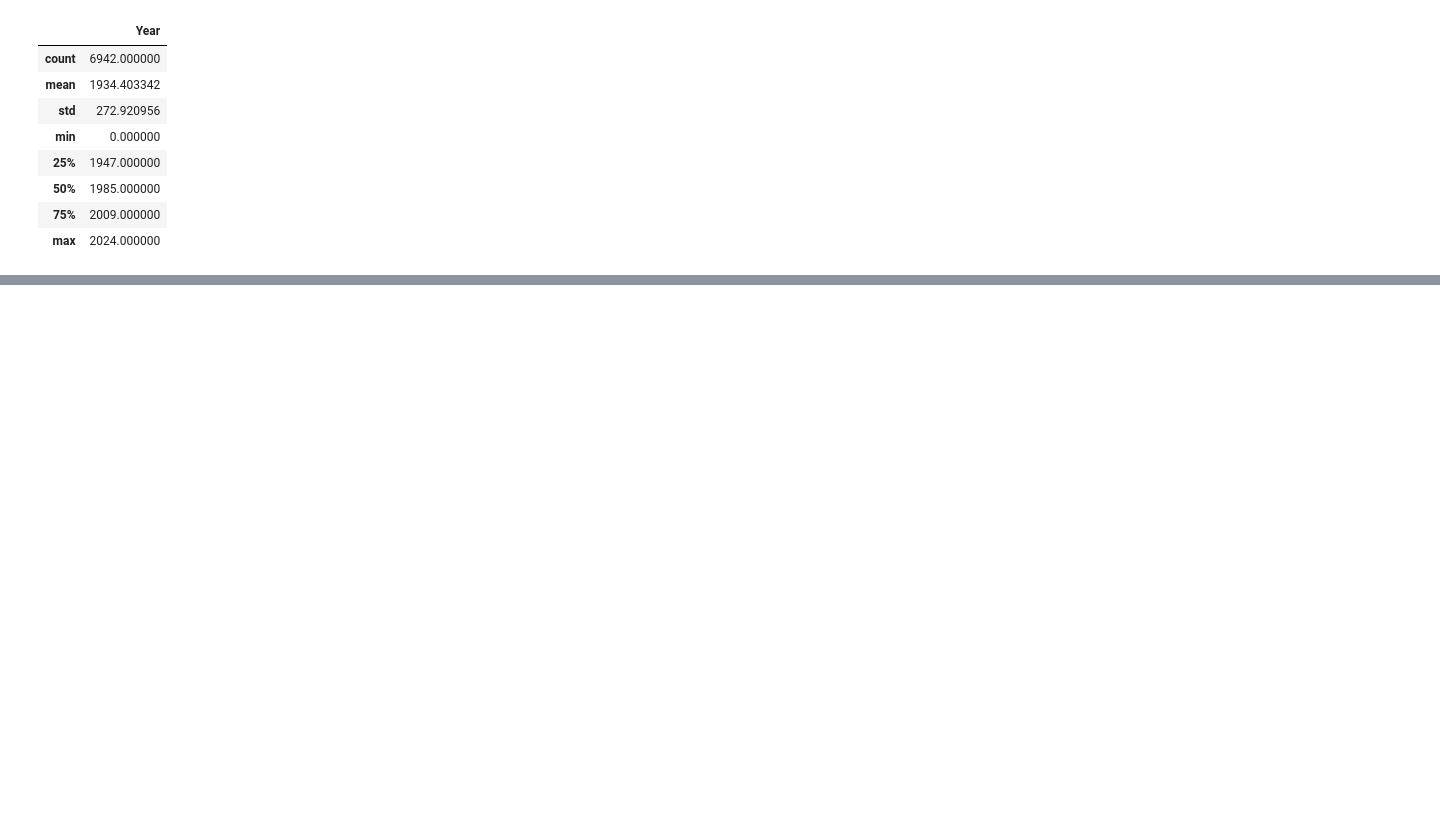
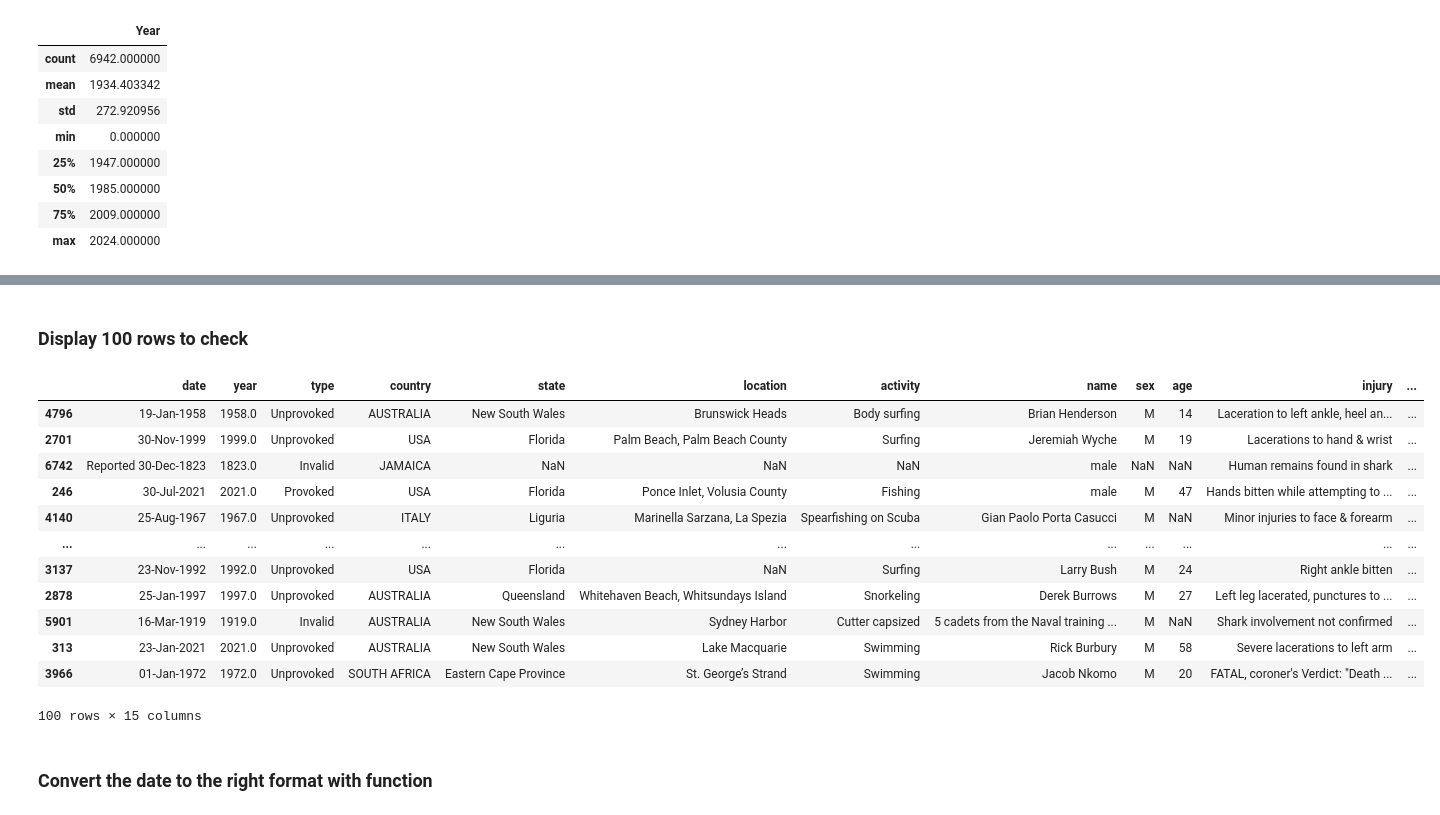
Before and after one commit to NGravereaux/sharks_attack_T3_P1, a Jupyter notebook: main.ipynb, the cells around one changed output, grey strips where cells are left out. Drawn from its saved outputs; the diff is of its cells as text; code cells hidden in the pictures; blank space fills up the shorter version.

```diff
--- a/main.ipynb
+++ b/main.ipynb
@@ -357,0 +180,4 @@ sns.countplot(x='country', data=df_edit)
+# %%
+# remove all the rows have no values
+df1 = df1.dropna(how='all')
+df1
@@ -357,0 +219,4 @@ sns.countplot(x='country', data=df_edit)
+# %%
+#change the columns to lower case
+df1.columns = df1.columns.str.lower()
+df1.columns
@@ -357,0 +229,3 @@ sns.countplot(x='country', data=df_edit)
+# %%
+df1.columns = df1.columns.str.strip()
+df1.columns
@@ -357,0 +240,4 @@ sns.countplot(x='country', data=df_edit)
+# %%
+#edit date column
+df1['date_cleaned'] = pd.to_datetime(df1['date'],errors='coerce',format = "%Y-%m-%d")
+df1['date_cleaned'].value_counts()
@@ -357,0 +251,22 @@ sns.countplot(x='country', data=df_edit)
+# %% [markdown]
+### Display 100 rows to check
+# %%
+#display 100 rows to check
+pd.set_option('display.max_rows',50)
+df1.sample(100)
+# %% [output]
+|  | date | year | type | country | state | location | activity | name | sex | age | injury | ... |
+| 4796 | 19-Jan-1958 | 1958.0 | Unprovoked | AUSTRALIA | New South Wales | Brunswick Heads | Body surfing | Brian Henderson | M | 14 | Laceration to left ankle, heel an... | ... |
+| 2701 | 30-Nov-1999 | 1999.0 | Unprovoked | USA | Florida | Palm Beach, Palm Beach County | Surfing | Jeremiah Wyche | M | 19 | Lacerations to hand & wrist | ... |
+| 6742 | Reported 30-Dec-1823 | 1823.0 | Invalid | JAMAICA | NaN | NaN | NaN | male | NaN | NaN | Human remains found in shark | ... |
+| 246 | 30-Jul-2021 | 2021.0 | Provoked | USA | Florida | Ponce Inlet, Volusia County | Fishing | male | M | 47 | Hands bitten while attempting to ... | ... |
+| 4140 | 25-Aug-1967 | 1967.0 | Unprovoked | ITALY | Liguria | Marinella Sarzana, La Spezia | Spearfishing on Scuba | Gian Paolo Porta Casucci | M | NaN | Minor injuries to face & forearm | ... |
+| ... | ... | ... | ... | ... | ... | ... | ... | ... | ... | ... | ... | ... |
+| 3137 | 23-Nov-1992 | 1992.0 | Unprovoked | USA | Florida | NaN | Surfing | Larry Bush | M | 24 | Right ankle bitten | ... |
+| 2878 | 25-Jan-1997 | 1997.0 | Unprovoked | AUSTRALIA | Queensland | Whitehaven Beach, Whitsundays Island | Snorkeling | Derek Burrows | M | 27 | Left leg lacerated, punctures to ... | ... |
+| 5901 | 16-Mar-1919 | 1919.0 | Invalid | AUSTRALIA | New South Wales | Sydney Harbor | Cutter capsized | 5 cadets from the Naval training ... | M | NaN | Shark involvement not confirmed | ... |
+| 313 | 23-Jan-2021 | 2021.0 | Unprovoked | AUSTRALIA | New South Wales | Lake Macquarie | Swimming | Rick Burbury | M | 58 | Severe lacerations to left arm | ... |
+| 3966 | 01-Jan-1972 | 1972.0 | Unprovoked | SOUTH AFRICA | Eastern Cape Province | St. George’s Strand | Swimming | Jacob Nkomo | M | 20 | FATAL, coroner's Verdict: "Death ... | ... |
+100 rows × 15 columns
+# %% [markdown]
+### Convert the date to the right format with function
```
Also changed, not shown: parts of 128 cells of this notebook.
